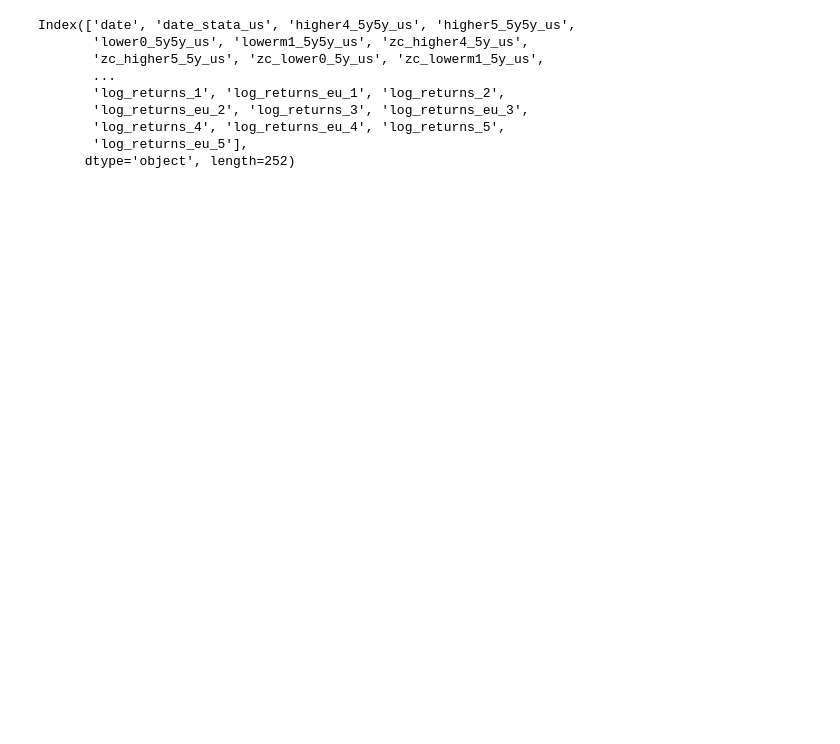
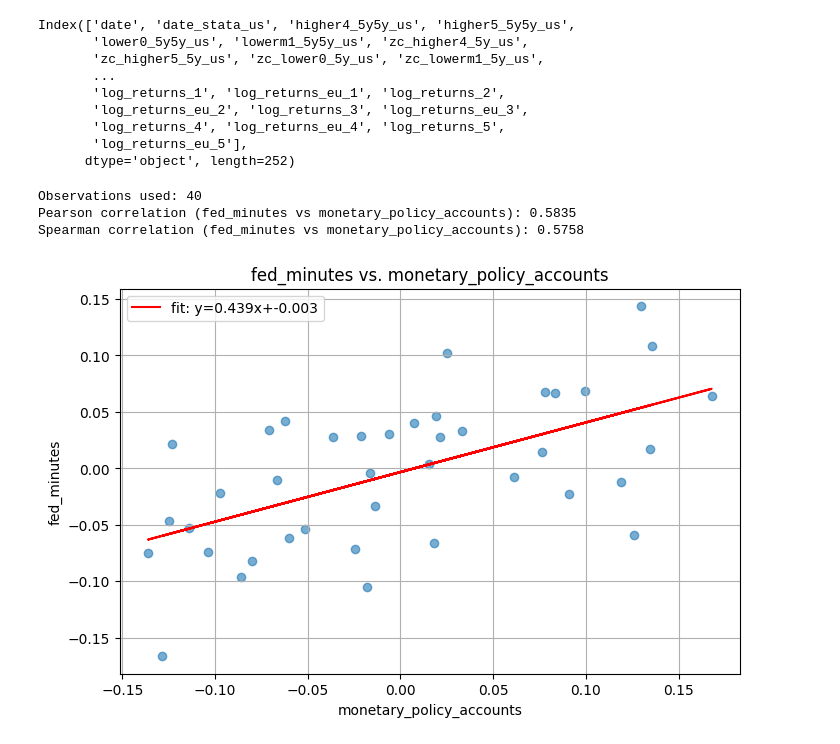
Before and after one commit to KyleNabors/Central-Bank-FinBERT-Analysis, a Jupyter notebook: Sentiment Graphs and Regressions.ipynb, the cells around one changed output. Cells and saved outputs as stored; diff of their text form; code cells hidden in the pictures; blank space fills up the shorter version.

```diff
--- a/Sentiment Graphs and Regressions.ipynb
+++ b/Sentiment Graphs and Regressions.ipynb
@@ -43,6 +43,7 @@ test = pd.read_csv(
 # %%
 sentiment = pd.date_range(start="1/1/1990", end="12/31/2024", freq="D")
 sentiment = pd.DataFrame(sentiment, columns=["date"])
+sent_for_count = sentiment.copy(deep=True)
 # %%
 # Import inflation probability data that is stored as a dta file
 inflation_prob_us = pd.read_stata(
@@ -265,6 +446,51 @@ Index(['date', 'date_stata_us', 'higher4_5y5y_us', 'higher5_5y5y_us',
        'log_returns_4', 'log_returns_eu_4', 'log_returns_5',
        'log_returns_eu_5'],
       dtype='object', length=252)
+# %%
+# Change this one line to swap the comparison variable
+compare_var = "monetary_policy_accounts"  # e.g. "press_conferences", "ecb_minutes", "boe_minutes", etc.
+target = "fed_minutes"
+
+# sanity checks
+if target not in sentiment.columns:
+    raise ValueError(f"Target column '{target}' not found in sentiment DataFrame.")
+if compare_var not in sentiment.columns:
+    raise ValueError(
+        f"Compare column '{compare_var}' not found in sentiment DataFrame."
+    )
+
+# Calculate correlation between target and compare_var
+df_corr = sentiment[[target, compare_var]].dropna()
+
+pearson = df_corr[target].corr(df_corr[compare_var], method="pearson")
+spearman = df_corr[target].corr(df_corr[compare_var], method="spearman")
+
+print(f"Observations used: {len(df_corr)}")
+print(f"Pearson correlation ({target} vs {compare_var}): {pearson:.4f}")
+print(f"Spearman correlation ({target} vs {compare_var}): {spearman:.4f}")
+
+# Quick scatter plot with linear fit
+plt.figure(figsize=(8, 5))
+x = df_corr[compare_var]
+y = df_corr[target]
+plt.scatter(x, y, alpha=0.6)
+
+# add linear fit if enough points
+if len(df_corr) >= 2:
+    m, b = np.polyfit(x, y, 1)
+    plt.plot(x, m * x + b, color="red", label=f"fit: y={m:.3f}x+{b:.3f}")
+
+plt.xlabel(compare_var)
+plt.ylabel(target)
+plt.title(f"{target} vs. {compare_var}")
+plt.legend()
+plt.grid(True)
+plt.show()
+# %% [output]
+Observations used: 40
+Pearson correlation (fed_minutes vs monetary_policy_accounts): 0.5835
+Spearman correlation (fed_minutes vs monetary_policy_accounts): 0.5758
+[figure, added]
 # %%
 import matplotlib.pyplot as plt
 
```
Also changed, not shown: parts of 51 cells of this notebook, 3 other files.
